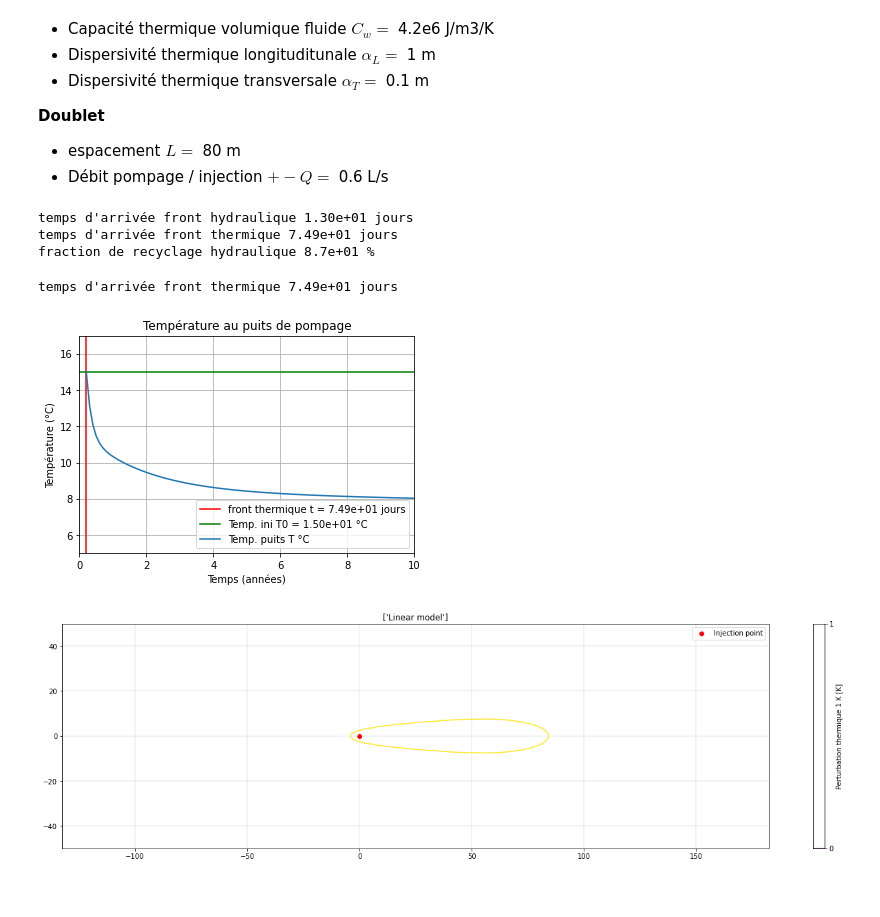
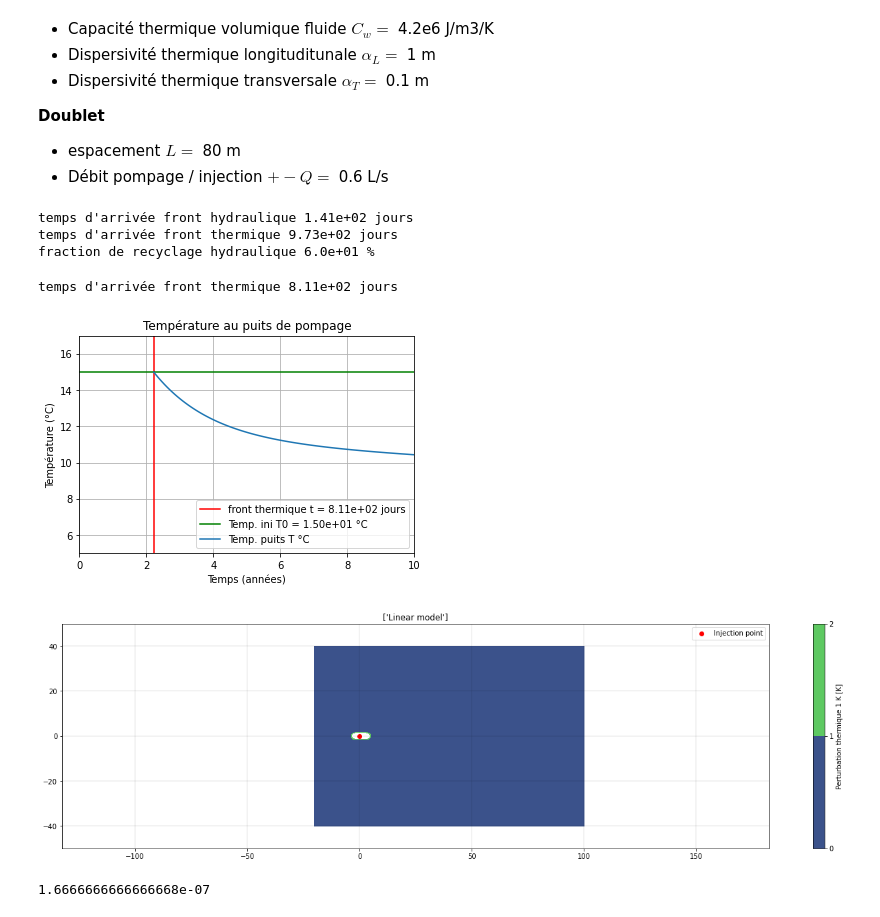
Before and after one commit to larroque852/NB_ENS3_geothermie, a Jupyter notebook: ENS3_GEOTH_EXO.ipynb, the cells around one changed output. Cells and saved outputs as stored; diff of their text form; code cells hidden in the pictures.

```diff
--- a/ENS3_GEOTH_EXO.ipynb
+++ b/ENS3_GEOTH_EXO.ipynb
@@ -1085,12 +1085,12 @@ import numpy as np
 import scipy.special as sp
 import matplotlib.pyplot as plt
 
-Cm = 2.4e6 #volumetric heat capacity of the porous medium [J/m3/K]
+Cm = 2.88e6 #volumetric heat capacity of the porous medium [J/m3/K]
 Cw = 4.18e6 #capacite thermique volumetrique eau [J/K/m3]
 
 omega = 10e-2 #porosite efficace
 i = 5e-3 #gradient hydraulique W-E
-Q = 6 # débit (L/s)
+Q = 0.6 # débit (L/s)
 rw = 100e-3/2  # distance piézomètre/puits (m) --> rayon puits
 
 d = 80 #distance doublet metre
@@ -1101,8 +1101,8 @@ b = 10 # (m)
 K = T / b # m/j
 
 #temperature
-theta_0 = 17 # °C temperature initiale aquifere
-theta_inj = 7 # °C temperature reinjection
+theta_0 = 15 # °C temperature initiale aquifere
+theta_inj = 5 # °C temperature reinjection
 
 #cohenrece unités SI
 Q = Q * 1e-3 * 24 * 3600 #m3/j
@@ -1124,9 +1124,9 @@ f_hyd = 1 -(2 / np.pi)*((np.arctan(1 / np.sqrt(beta - 1))) + (np.sqrt(beta - 1))
 
 print("fraction de recyclage hydraulique {:.1e}".format(f_hyd * 100),"%")
 # %% [output]
-temps d'arrivée front hydraulique 1.30e+01 jours
-temps d'arrivée front thermique 7.49e+01 jours
-fraction de recyclage hydraulique 8.7e+01 %
+temps d'arrivée front hydraulique 1.41e+02 jours
+temps d'arrivée front thermique 9.73e+02 jours
+fraction de recyclage hydraulique 6.0e+01 %
 # %%
 import numpy as np
 import scipy.special as sp
@@ -1135,7 +1135,7 @@ import matplotlib.pyplot as plt
 Cm = 2.4e6 #volumetric heat capacity of the porous medium [J/m3/K]
 Cw = 4.18e6 #capacite thermique volumetrique eau [J/K/m3]
 
-omega = 10e-2 #porosite efficace
+omega = 30e-2 #porosite efficace
 i = 5e-3 #gradient hydraulique W-E
 Q = 6 # débit (L/s)
 rw = 100e-3/2  # distance piézomètre/puits (m) --> rayon puits
@@ -1181,8 +1181,8 @@ plt.plot(t,t_out, label='Temp. puits T °C')
 plt.legend()
 plt.show()
 # %% [output]
-temps d'arrivée front thermique 7.49e+01 jours
+temps d'arrivée front thermique 8.11e+02 jours
-[figure, old version]
+[figure, new version]
 # %%
 #code source ATTARD
 
@@ -1235,33 +1235,35 @@ b = float(10) #aquifer thickness [m]
 grad_h = float(0.005) #hydraulic gradient
 n = float(0.3) #effective porosity
 
 v0 = K*grad_h #darcy velocity
 va = v0/n #seepage velocity
 R = C_m/(n*C_w) #retardation factor
 
 #We also define the location of the hot water injection
 X0, Y0 = 0, 0
 DTinj = 10 #temperature difference between pumping and reinjection
 Qinj = 0.6/ 1000 #injection rate m3/s
 time = 120*24*3600 # operation time in seconds ()
 
-deltaT_laht = LAHT(xi, yi, X0, Y0, alpha, time, Qinj, DTinj, b, 1.5e-5, n, C_m, C_w, alpha_L, alpha_T, lambda_m)
+deltaT_laht = LAHT(xi, yi, X0, Y0, alpha, time, Qinj, DTinj, b, va, n, C_m, C_w, alpha_L, alpha_T, lambda_m)
 
 #We define the titles of our subplots
 titles =['Linear model']
 
 fig, ax = plt.subplots(1,1, figsize=(23,6))
 ax.set_title(titles)
 ax.axis('equal')
-cf= ax.contour(xi, yi, deltaT_laht,[0,1],cmap='viridis') # analytical contour (1 K disturbance)
+cf= ax.contourf(xi, yi, deltaT_laht,[0,1,2],cmap='viridis') # analytical contour (1 K disturbance)
 fig.colorbar(cf, label = "Perturbation thermique 1 K [K]")
 
 ax.grid(color='black', linestyle='-', linewidth=0.1)
 ax.scatter(X0, Y0, color='red', label = 'Injection point')
 ax.set_xlim(0, 50)
 ax.set_ylim(-50, 50)
 ax.legend()
 
 plt.show()
+print(va)
 # %% [output]
-[figure, old version]
+[figure, new version]
+1.6666666666666668e-07
```
